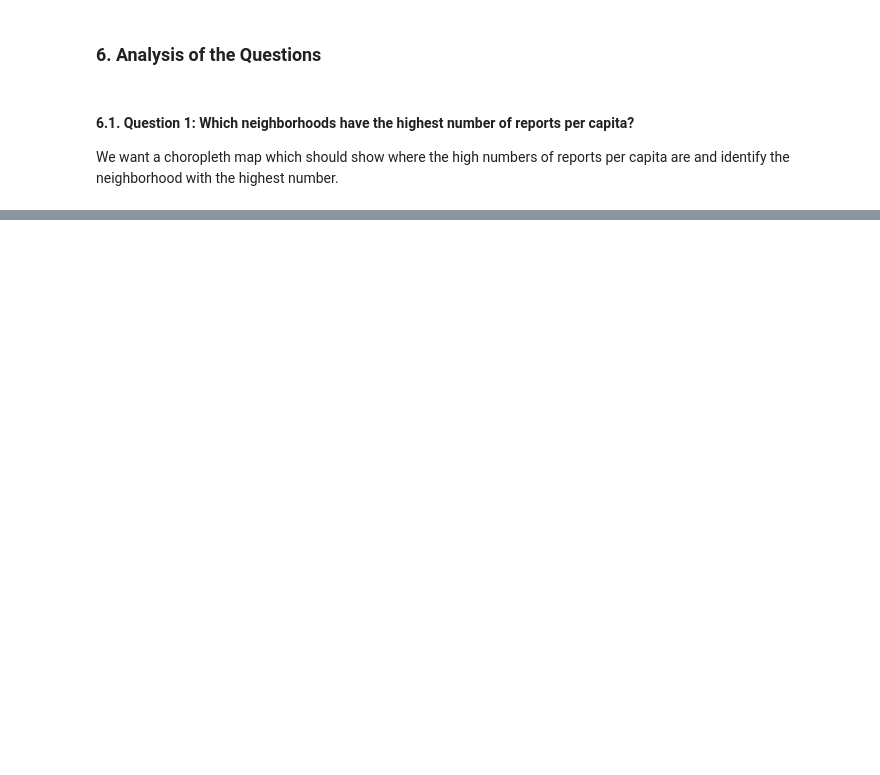
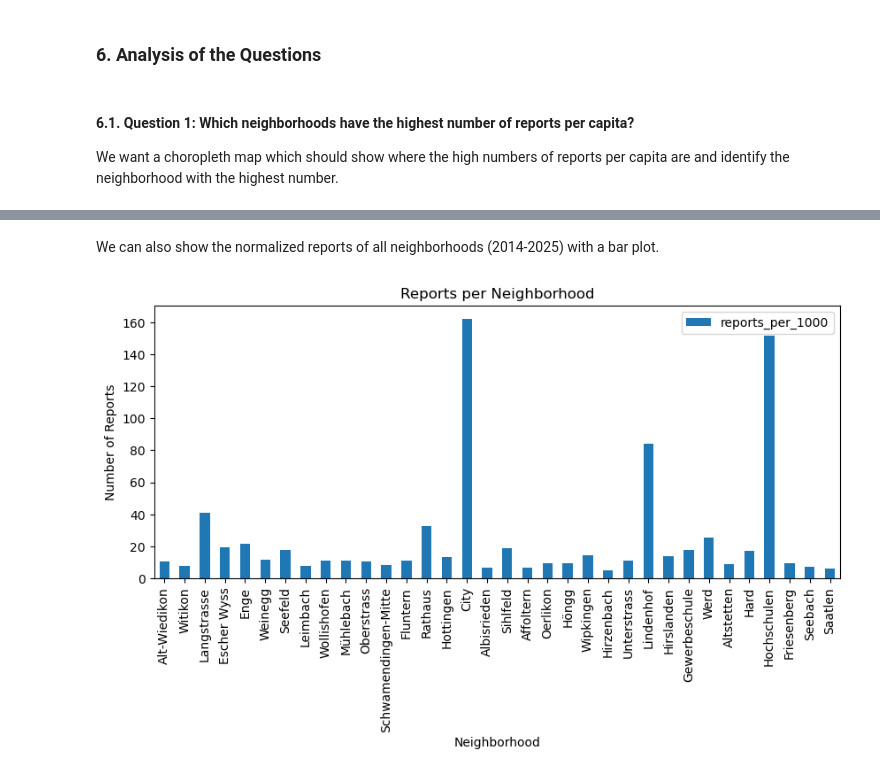
Before and after one commit to 0001jr/zurich-wie-neu, a Jupyter notebook: notebooks/zuri-wie-neu.ipynb, the cells around one changed output, grey strips where cells are left out. Cells and saved outputs as stored; diff of their text form; code cells hidden in the pictures; blank space fills up the shorter version.

```diff
--- a/notebooks/zuri-wie-neu.ipynb
+++ b/notebooks/zuri-wie-neu.ipynb
@@ -357,7 +391,7 @@ reports_filtered_years
 # %%
 # selecting important columns only
 reports_cleaned = reports_filtered_years[[
-    'requested_datetime',
+    'year',
     'service_name',
     'status',
     'detail',
@@ -615,0 +678,17 @@ NaturalBreaks
+# %% [markdown]
+We can also show the normalized reports of all neighborhoods (2014-2025) with a bar plot.
+# %%
+# plot the reports per neighborhood in a bar plot
+normalized_reports_map.plot(
+    kind="bar",
+    x="qname",
+    y="reports_per_1000",
+    figsize=(10,4)
+)
+
+plt.title("Reports per Neighborhood")
+plt.xlabel("Neighborhood")
+plt.ylabel("Number of Reports")
+plt.show()
+# %% [output]
+[figure, new version]
```
Also changed, not shown: parts of 29 cells of this notebook.
